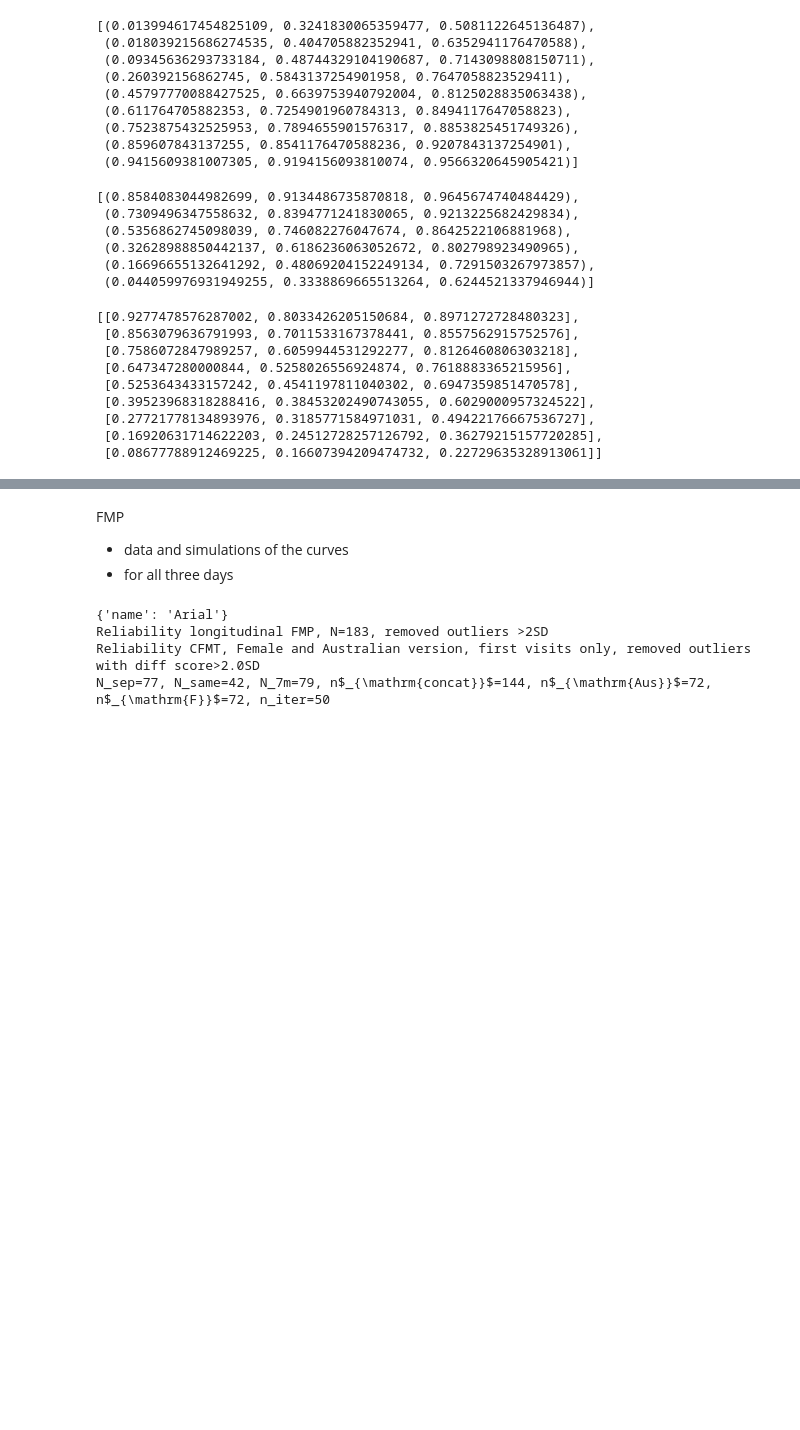
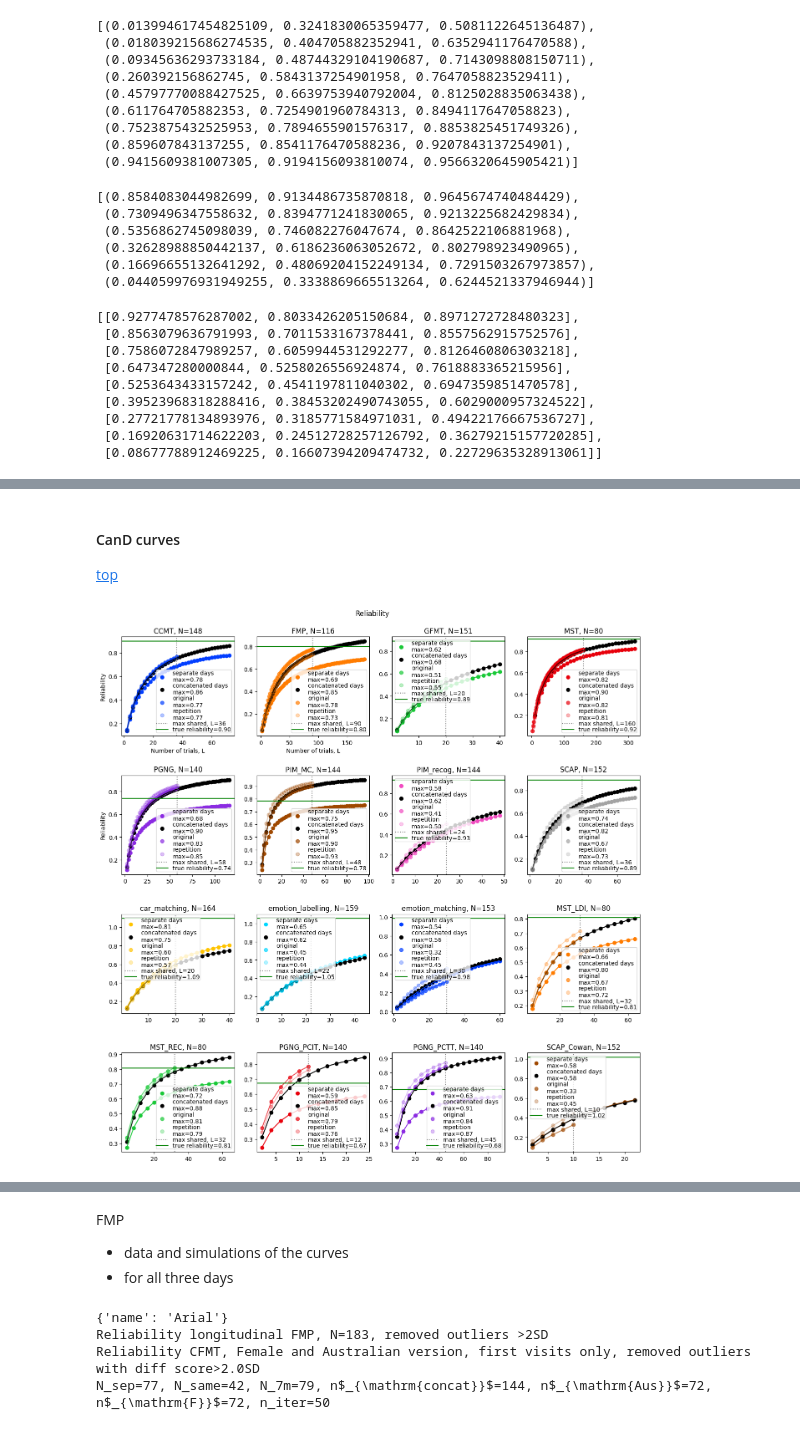
Before and after one commit to jankaWIS/reliability-paper, a Jupyter notebook: Figures/Figure_4-Revisions-reliability_stability_across_days-FMP_CFMT_all_tasks.ipynb, the cells around one changed output, grey strips where cells are left out. Saved outputs shown, nothing was run; the diff lists cells and outputs as text; code cells hidden in the pictures; blank space fills up the shorter version.

```diff
--- a/Figures/Figure_4-Revisions-reliability_stability_across_days-FMP_CFMT_all_tasks.ipynb
+++ b/Figures/Figure_4-Revisions-reliability_stability_across_days-FMP_CFMT_all_tasks.ipynb
@@ -2107,0 +2521,70 @@ sns.cubehelix_palette(n_colors=9, start=2.5)
+# %% [markdown]
+#### CanD curves
+[top](#top)
+# %%
+
+palette = sns.color_palette("bright", n_colors=len(dic_all_tasks_and_measures.keys()), as_cmap=False)
+
+# fig, axs = plt.subplots(2,(len(dic_all_tasks_and_measures.keys())+1)//2, figsize=(2.2*len(dic_all_tasks_and_measures.keys()),4*2.2))
+
+fig, axs = plt.subplots(4,(len(dic_all_tasks_and_measures.keys())+1)//4, figsize=(16,16))
+
+plt.subplots_adjust(hspace=0.4)
+
+for (i, ax), task in zip(enumerate(axs.flatten()), dic_all_tasks_and_measures.keys()):
+    # select the corresponding dic -- choose task and cleaning condition
+    tmp_dic = dic_all_tasks_and_measures[task]#['diff:2SD, perf:None']
+    ## plot long arrays
+    ax.scatter(tmp_dic['n_trials_list_orig_vs_rep'], np.nanmean(tmp_dic['array_corr_fxn_orig_vs_rep'], axis=1), label=f'separate days\nmax={np.nanmean(tmp_dic["array_corr_fxn_orig_vs_rep"], axis=1).max():.2f}', color=palette[i])
+    ax.plot(tmp_dic['n_trials_list_orig_vs_rep'], np.nanmean(tmp_dic['array_corr_fxn_orig_vs_rep'], axis=1), color=palette[i])
+
+    # add the full concatenated forms
+    ax.scatter(tmp_dic['n_trials_list_concat'], np.nanmean(tmp_dic['array_corr_fxn_concat'], axis=1), label=f'concatenated days\nmax={np.nanmean(tmp_dic["array_corr_fxn_concat"], axis=1).max():.2f}', color='k')
+    ax.plot(tmp_dic['n_trials_list_concat'], np.nanmean(tmp_dic['array_corr_fxn_concat'], axis=1), color='k')
+
+
+    if run_short_arrays:
+        ## plot short arrays
+        ax.scatter(tmp_dic['n_trials_list_orig'], np.nanmean(tmp_dic['array_corr_fxn_orig'], axis=1), color=palette[i], alpha=0.7, label=f'original\nmax={np.nanmean(tmp_dic["array_corr_fxn_orig"], axis=1).max():.2f}')
+        ax.plot(tmp_dic['n_trials_list_orig'], np.nanmean(tmp_dic['array_corr_fxn_orig'], axis=1), color=palette[i], alpha=0.7)
+        # plot rep days
+        ax.scatter(tmp_dic['n_trials_list_rep'], np.nanmean(tmp_dic['array_corr_fxn_rep'], axis=1), color=palette[i], alpha=0.3, label=f'repetition\nmax={np.nanmean(tmp_dic["array_corr_fxn_rep"], axis=1).max():.2f}')
+        ax.plot(tmp_dic['n_trials_list_rep'], np.nanmean(tmp_dic['array_corr_fxn_rep'], axis=1), color=palette[i], alpha=0.3)
+
+        # Add plot for the expected correlation
+        # check that the x ranges are the same
+        assert np.array_equal(tmp_dic['n_trials_list_orig'], tmp_dic['n_trials_list_rep'])
+        assert np.array_equal(tmp_dic['n_trials_list_concat'], tmp_dic['n_trials_list_orig_vs_rep'])
+
+        # figure out maximal L that we have in both curves
+        max_L = max(set(tmp_dic['n_trials_list_orig'])&set(tmp_dic['n_trials_list_orig_vs_rep'])) #max(np.intersect1d(tmp_dic['n_trials_list_orig'], tmp_dic['n_trials_list_orig_vs_rep']))
+#         print(task, max_L)
+        # get the reliabilities
+        r_xx_prime = np.nanmean(tmp_dic['array_corr_fxn_orig'], axis=1)[np.argwhere(tmp_dic['n_trials_list_orig']==max_L)[0][0]]
+        r_yy_prime = np.nanmean(tmp_dic['array_corr_fxn_rep'], axis=1)[np.argwhere(tmp_dic['n_trials_list_rep']==max_L)[0][0]]
+        r_xy_prime = np.nanmean(tmp_dic['array_corr_fxn_orig_vs_rep'], axis=1)[np.argwhere(tmp_dic['n_trials_list_orig_vs_rep']==max_L)[0][0]]
+
+        # get the true correlation
+        r_xy = get_true_correlation(r_xy_prime, r_xx_prime, r_yy_prime)
+
+        # plot
+        ax.axvline(max_L, c='grey', linestyle=':', label=f'max shared, L={max_L}')
+        ax.axhline(r_xy, c='g', linestyle='-', label=f'true reliability={r_xy:.2f}')
+
+
+    ax.legend(columnspacing=0.01, labelspacing=0.01, borderpad=0.05)
+    ax.set_title(f'{task}, N={tmp_dic["N"]}')
+
+
+
+axs[0,0].set_ylabel('Reliability')
+axs[1,0].set_ylabel('Reliability')
+
+# for i in range(len(task4analysis)//2):
+for i in range(len(task4analysis)//4):
+    axs[0,i].set_xlabel('Number of trials, L')
+
+plt.suptitle(f'Reliability', y=.92)
+plt.show()
+# %% [output]
+[figure, added]
```
Also changed, not shown: parts of 32 cells of this notebook.
